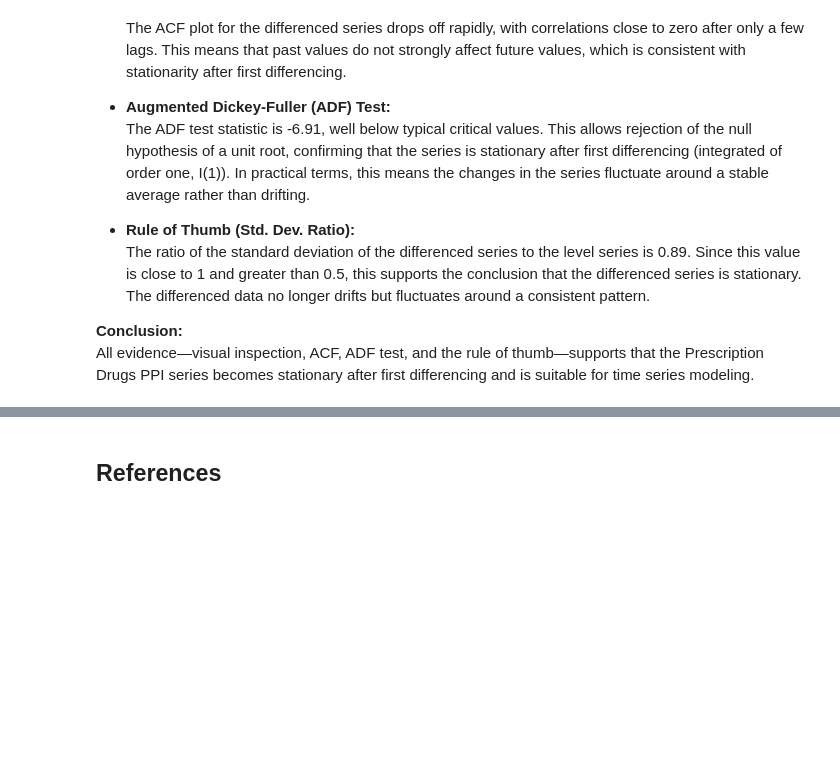
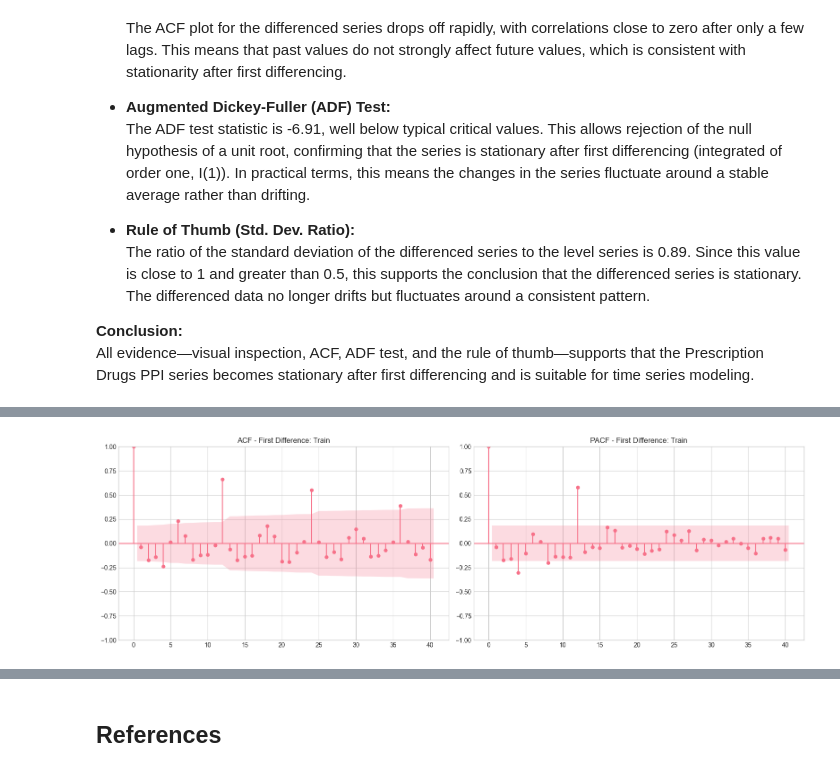
Before and after one commit to tayorg45/PUBH-6899, a Jupyter notebook: PUBH6899_Final_Project.ipynb, the cells around one changed output, grey strips where cells are left out. Cells and saved outputs as stored; diff of their text form; code cells hidden in the pictures; blank space fills up the shorter version.

```diff
--- a/PUBH6899_Final_Project.ipynb
+++ b/PUBH6899_Final_Project.ipynb
@@ -1180,0 +719,40 @@ All evidence confirms that the Overall CPI series becomes stationary after first
+# %%
+import pandas as pd
+import matplotlib.pyplot as plt
+from statsmodels.graphics.tsaplots import plot_acf, plot_pacf
+
+# --- ASSUMPTIONS ---
+# The 'train' object is an existing pandas Series (or DataFrame column)
+# with a datetime index or is indexable.
+
+# 1. First difference (Equivalent to R's diff(train))
+# The 'diff()' method in pandas defaults to a lag of 1.
+train_diff1 = train.diff().dropna()
+
+# 2. Plot ACF and PACF (Equivalent to R's par(mfrow = c(1, 2)) and acf/pacf functions)
+# We'll use matplotlib to set up the plot area and statsmodels for the functions.
+
+fig, axes = plt.subplots(1, 2, figsize=(16, 5))
+
+# Plot ACF
+# lag.max=40 is passed as lags=40
+plot_acf(
+    train_diff1,
+    ax=axes[0],
+    lags=40,
+    title="ACF - First Difference: Train"
+)
+
+# Plot PACF
+plot_pacf(
+    train_diff1,
+    ax=axes[1],
+    lags=40,
+    method='ywm',  # 'ywm' (Yule-Walker) is often a good default
+    title="PACF - First Difference: Train"
+)
+
+plt.tight_layout()
+plt.show()
+# %% [output]
+[figure, added]
```
Also changed, not shown: parts of 51 cells of this notebook.
